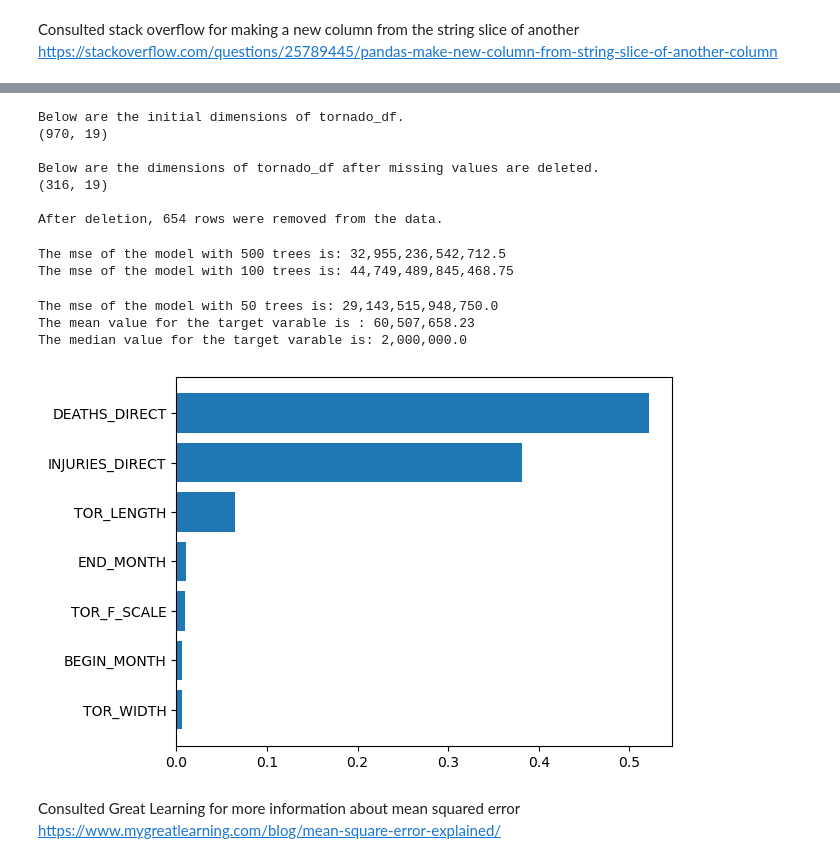
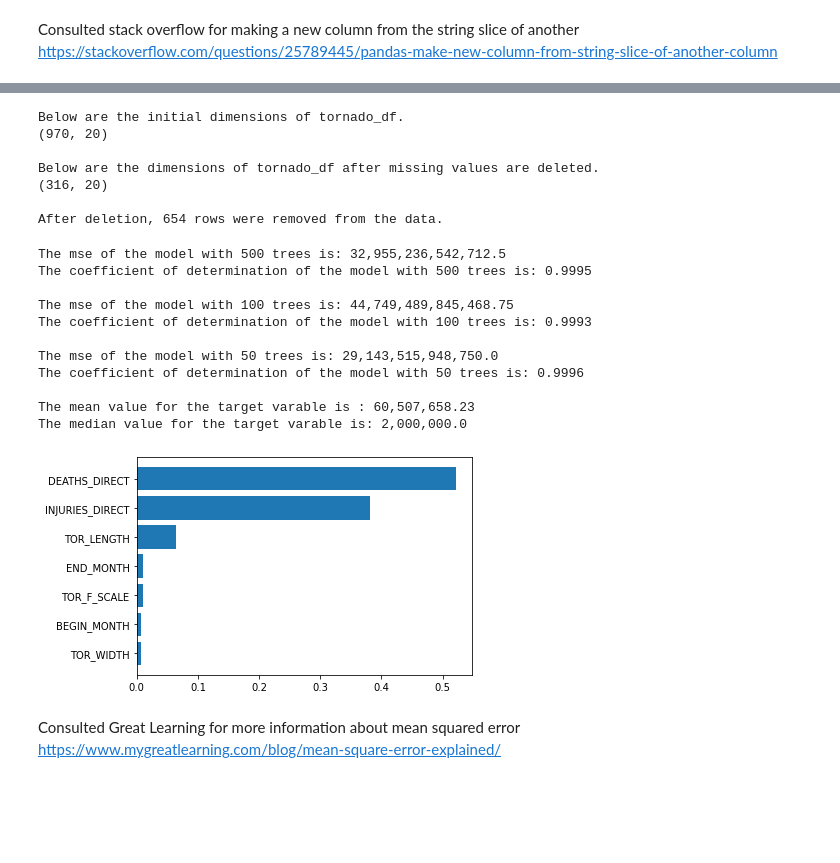
Before and after one commit to dgill218/WeatherDisasters, a Jupyter notebook: weather_disasters.ipynb, the cells around one changed output, grey strips where cells are left out. Drawn from its saved outputs; the diff is of its cells as text; code cells hidden in the pictures; blank space fills up the shorter version.

Commit message:
added accuracy metrics and removed duplicate rows at initial cleaning steps

```diff
--- a/weather_disasters.ipynb
+++ b/weather_disasters.ipynb
@@ -66,7 +75,7 @@ FATALITIES_2012 = "https://www.ncei.noaa.gov/pub/data/swdi/stormevents/csvfiles/
 
 
 COLS_OF_INTEREST = [
-    "BEGIN_YEARMONTH", "END_YEARMONTH", "EVENT_TYPE", "CZ_TYPE", "EPISODE_NARRATIVE",
+    "EVENT_ID", "BEGIN_YEARMONTH", "END_YEARMONTH", "EVENT_TYPE", "CZ_TYPE", "EPISODE_NARRATIVE",
     "EVENT_NARRATIVE", "INJURIES_DIRECT", "DEATHS_DIRECT", "DAMAGE_PROPERTY", "DAMAGE_CROPS",
     'TOR_F_SCALE','TOR_LENGTH', 'TOR_WIDTH', 'TOR_OTHER_WFO', 'TOR_OTHER_CZ_STATE',
     'TOR_OTHER_CZ_FIPS', 'TOR_OTHER_CZ_NAME'
@@ -165,6 +174,10 @@ display(joined_df)
 | 426 | 201203 | 61699 | 370174 | 2 | 1.74 | NNW | JONES CORNER | 38.8417 | -83.3163 | ... |
 7056 rows × 71 columns
 # %%
+# Remove duplicates
+print("Dimen before duplicate drop:", joined_df.shape)
+joined_df.drop_duplicates(inplace=True)
+
 # Evaluate missing data counts for columns of interest and rows
 missing_data_eval(joined_df, include_col=COLS_OF_INTEREST)
 # %% [output]
@@ -376,23 +388,14 @@ print("After deletion,", initial_dims[0] - final_dims[0], "rows "
       "were removed from the data.")
 # %% [output]
 Below are the initial dimensions of tornado_df.
-(970, 19)
+(970, 20)
 
 Below are the dimensions of tornado_df after missing values are deleted.
-(316, 19)
+(316, 20)
 
 After deletion, 654 rows were removed from the data.
 # %%
 # Random forest regression
-from sklearn.tree import DecisionTreeClassifier
-from sklearn.model_selection import train_test_split
-from sklearn.metrics import classification_report
-import matplotlib.pyplot as plt
-from sklearn.ensemble import RandomForestRegressor
-import numpy as np
-from sklearn.model_selection import train_test_split
-from sklearn.metrics import mean_squared_error
-from sklearn.inspection import permutation_importance
 
 # Setting up our variables
 X = tornado_df.drop(['DAMAGE_PROPERTY'], axis=1)
@@ -418,37 +421,53 @@ X_test['TOR_F_SCALE'] = number_f_scale_test
 
 # Training the model with different # of trees
 rf_model_500 = RandomForestRegressor(n_estimators=500, max_features='auto', random_state=44)
 rf_model_500.fit(X_train, y_train)
+cd = rf_model_500.score(X_train, y_train)
 y_pred = rf_model_500.predict(X_test)
 mse = mean_squared_error(y_test, y_pred).round(2)
 print('The mse of the model with 500 trees is: ' + f"{mse:,}")
+print('The coefficient of determination of the model with 500 trees is: ' + f"{round(cd,4)}\n")
+
 
 rf_model_100 = RandomForestRegressor(n_estimators=100, max_features='auto', random_state=44)
 rf_model_100.fit(X_train, y_train)
+cd = rf_model_100.score(X_train, y_train)
 y_pred = rf_model_100.predict(X_test)
 mse = mean_squared_error(y_test, y_pred).round(2)
 print('The mse of the model with 100 trees is: ' + f"{mse:,}")
+print('The coefficient of determination of the model with 100 trees is: ' + f"{round(cd,4)}\n")
+
 
 rf_model_50 = RandomForestRegressor(n_estimators=50, max_features='auto', random_state=44)
 rf_model_50.fit(X_train, y_train)
+cd = rf_model_50.score(X_train, y_train)
 y_pred = rf_model_50.predict(X_test)
 mse = mean_squared_error(y_test, y_pred).round(2)
 print('The mse of the model with 50 trees is: ' + f"{mse:,}")
+print('The coefficient of determination of the model with 50 trees is: ' + f"{round(cd,4)}\n")
+
+
 
 sorted_idx = rf_model_50.feature_importances_.argsort()
 plt.barh(X_train.columns[sorted_idx], rf_model_50.feature_importances_[sorted_idx])
 
 mean = round(y.mean(), 2)
 median = y.median()
 print('The mean value for the target varable is : ' + f"{mean:,}")
 print('The median value for the target varable is: ' + f"{median:,}")
 # %% [output]
 The mse of the model with 500 trees is: 32,955,236,542,712.5
+The coefficient of determination of the model with 500 trees is: 0.9995
+
 The mse of the model with 100 trees is: 44,749,489,845,468.75
+The coefficient of determination of the model with 100 trees is: 0.9993
+
+The mse of the model with 50 trees is: 29,143,515,948,750.0
+The coefficient of determination of the model with 50 trees is: 0.9996
+
+The mean value for the target varable is : 60,507,658.23
+The median value for the target varable is: 2,000,000.0
-The mse of the model with 50 trees is: 29,143,515,948,750.0
-The mean value for the target varable is : 60,507,658.23
-The median value for the target varable is: 2,000,000.0
-[figure, old version]
+[figure, new version]
 # %% [markdown]
 Consulted Great Learning for more information about mean squared error
 https://www.mygreatlearning.com/blog/mean-square-error-explained/
```
Also changed, not shown: parts of 14 cells of this notebook.
